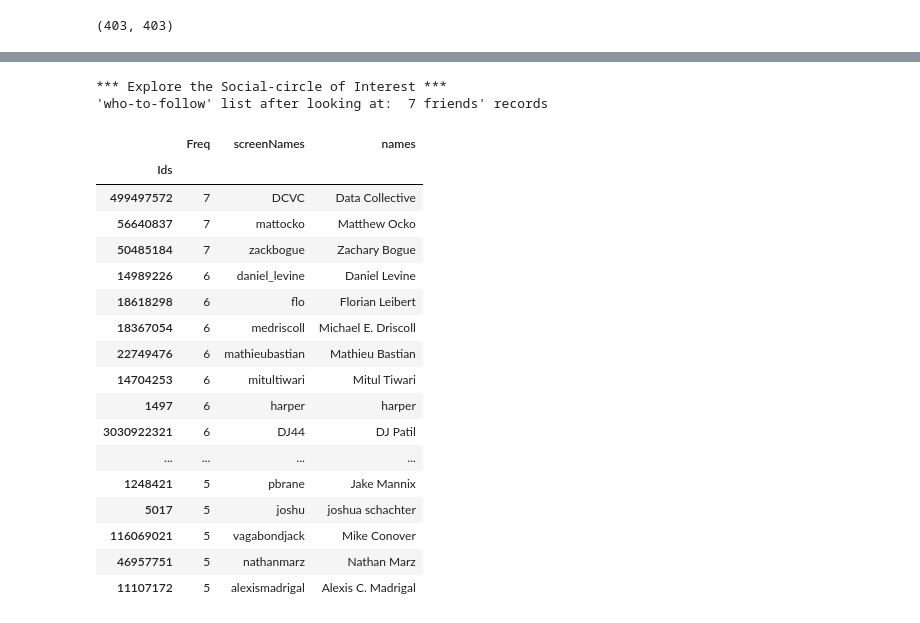
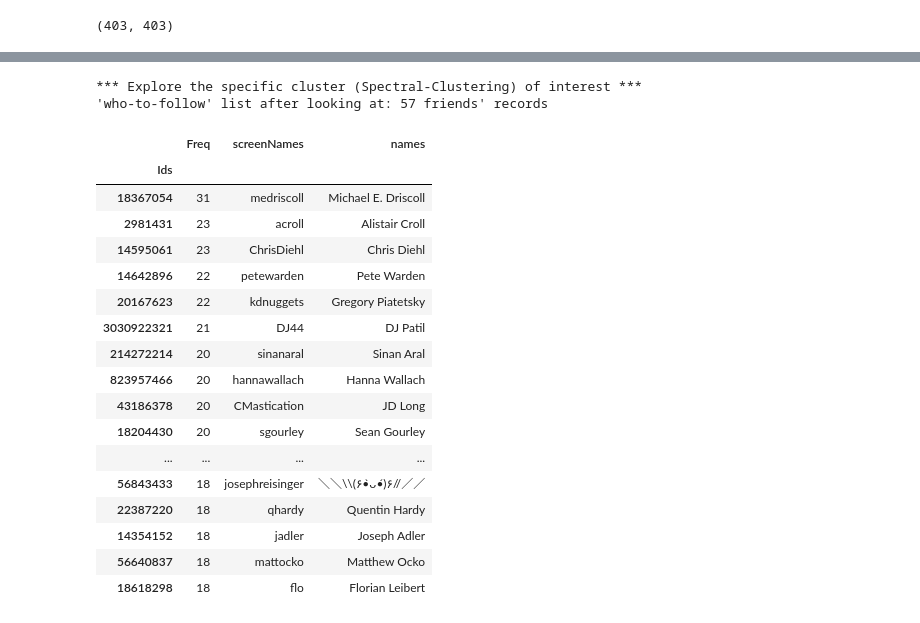
Before and after one commit to balaca/twitter_graph, a Jupyter notebook: 1. TwitterAPI_Pagerank_Clustering.ipynb, the cells around one changed output, grey strips where cells are left out. Cells and saved outputs as stored; diff of their text form; code cells hidden in the pictures.

Commit message:
Code-commit, after re-factoring

```diff
--- a/1. TwitterAPI_Pagerank_Clustering.ipynb
+++ b/1. TwitterAPI_Pagerank_Clustering.ipynb
@@ -212,9 +216,9 @@ clusters_df = clusters_df.set_index('Ids', drop = True )
 
 n_clusters = min( int( round(np.sqrt(len(index)/2)) ), 10 ) # not more than 10 clusters
 # %%
-# Use K-Means algorithm to cluster friends into different-clusters
+# Use K-Means algorithm to cluster nodes into different-clusters
 
 from sklearn.cluster import KMeans
 est = KMeans(max_iter = 100000, n_clusters = n_clusters, n_init = 250)
-clusters_df['clusterNo'] = est.fit_predict(binaryMap_cfr)
+clusters_df['kmeans'] = est.fit_predict(binaryMap_cfr)
 # %%
@@ -227,3 +231,13 @@ spectral = cluster.SpectralClustering(n_clusters=10,
 
 spectral.fit(binaryMap_cfr)
 clusters_df['spectral'] = spectral.labels_.astype(np.int)
+# %%
+# Use AFfinityPropagation algorithm to cluster nodes into different-clusters
+
+from sklearn.cluster import AffinityPropagation
+af = AffinityPropagation(preference=-50).fit(binaryMap_cfr)
+clusters_df['affinity'] = af.labels_
+
+cluster_centers_indices = af.cluster_centers_indices_
+n_clusters_affinity = len(cluster_centers_indices)
+print n_clusters_affinity
@@ -269,11 +285,11 @@ dummy_df = pd.DataFrame()
 
 for i in range(n_clusters):
 
-    nodes_in_cluster = list( clusters_df [clusters_df['clusterNo'] == i ]['names'] )
-    if len(nodes_in_cluster) >= 10:            # identify only clusters which are big enough. say size > 20
+    nodes_in_cluster = list( clusters_df [clusters_df['kmeans'] == i ]['names'] )
+    if len(nodes_in_cluster) >= 10:            # identify only clusters which are big enough. say size > 10
         col_name           = str(i) + " : " + str(len(nodes_in_cluster)) + " Ids"
         dummy_df[col_name] = nodes_in_cluster[:10]
 
-print "*** KMeans | Cluster-wise Top-influencers [Cluster-number : # of users in the cluster] *** "
+print "*** KMeans Clustering | Cluster-wise Top-influencers [Cluster-number : # of users in the cluster] *** "
 dummy_df
 # %% [output]
@@ -318,0 +335,14 @@ dummy_df
+# %%
+# AffinityPropagation | Top-influencers in Social-Circles
+
+dummy_df = pd.DataFrame()
+
+for i in range(n_clusters_affinity):
+
+    nodes_in_cluster = list( clusters_df [clusters_df['affinity'] == i ]['names'] )
+    if len(nodes_in_cluster) >= 10:            # identify only clusters which are big enough. say size > 10
+        col_name           = str(i) + " : " + str(len(nodes_in_cluster)) + " Ids"
+        dummy_df[col_name] = nodes_in_cluster[:10]
+
+print "*** Affinity Propagation | Cluster-wise Top-influencers [Cluster-number : # of users in the cluster] *** "
+dummy_df
@@ -343,36 +392,36 @@ def discover_Friends_toFollow(ids_of_interest, prune_factor = 1, count = 50):
     topFriendsToFollowDF = topFriendsToFollowDF.set_index('Ids', drop = True)
     return topFriendsToFollowDF
 # %%
-# 'who_to_follow' on the basis of particular cluster-characterisic
+# 'who_to_follow' on the basis of meaningful-circles discovered
 #  e.g. 'hmason' for 'data-science'
 
-clusterNo = clusters_df [ clusters_df['screenNames'] == "hmason" ]['clusterNo']
+clusterNo = clusters_df [ clusters_df['screenNames'] == "hmason" ]['spectral']
 clusterNo = list(clusterNo)[0]
 
-favorite_cluster_df = clusters_df [clusters_df['clusterNo'] == clusterNo ]
+favorite_cluster_df = clusters_df [clusters_df['spectral'] == clusterNo ]
 favorite_cluster_list = list(favorite_cluster_df.index)
 
-print "*** Explore the Social-circle of Interest ***"
+print "*** Explore the specific cluster (Spectral-Clustering) of interest ***"
 discover_Friends_toFollow(favorite_cluster_list,1,20)  # recommend 20 Users to follow (who_to_follow)!
 # %% [output]
-*** Explore the Social-circle of Interest ***
-'who-to-follow' list after looking at:  7 friends' records
+*** Explore the specific cluster (Spectral-Clustering) of interest ***
+'who-to-follow' list after looking at: 57 friends' records
 |  | Freq | screenNames | names |
 | Ids |  |  |  |
-| 499497572 | 7 | DCVC | Data Collective |
-| 56640837 | 7 | mattocko | Matthew Ocko |
-| 50485184 | 7 | zackbogue | Zachary Bogue |
-| 14989226 | 6 | daniel_levine | Daniel Levine |
-| 18618298 | 6 | flo | Florian Leibert |
-| 18367054 | 6 | medriscoll | Michael E. Driscoll |
-| 22749476 | 6 | mathieubastian | Mathieu Bastian |
-| 14704253 | 6 | mitultiwari | Mitul Tiwari |
-| 1497 | 6 | harper | harper |
-| 3030922321 | 6 | DJ44 | DJ Patil |
+| 18367054 | 31 | medriscoll | Michael E. Driscoll |
+| 2981431 | 23 | acroll | Alistair Croll |
+| 14595061 | 23 | ChrisDiehl | Chris Diehl |
+| 14642896 | 22 | petewarden | Pete Warden |
+| 20167623 | 22 | kdnuggets | Gregory Piatetsky |
+| 3030922321 | 21 | DJ44 | DJ Patil |
+| 214272214 | 20 | sinanaral | Sinan Aral |
+| 823957466 | 20 | hannawallach | Hanna Wallach |
+| 43186378 | 20 | CMastication | JD Long |
+| 18204430 | 20 | sgourley | Sean Gourley |
 | ... | ... | ... | ... |
-| 1248421 | 5 | pbrane | Jake Mannix |
-| 5017 | 5 | joshu | joshua schachter |
-| 116069021 | 5 | vagabondjack | Mike Conover |
-| 46957751 | 5 | nathanmarz | Nathan Marz |
-| 11107172 | 5 | alexismadrigal | Alexis C. Madrigal |
+| 56843433 | 18 | josephreisinger | ＼＼\\(۶•̀ᴗ•́)۶//／／ |
+| 22387220 | 18 | qhardy | Quentin Hardy |
+| 14354152 | 18 | jadler | Joseph Adler |
+| 56640837 | 18 | mattocko | Matthew Ocko |
+| 18618298 | 18 | flo | Florian Leibert |
 # %%
```
Also changed, not shown: parts of 12 cells of this notebook, 1 other file.
